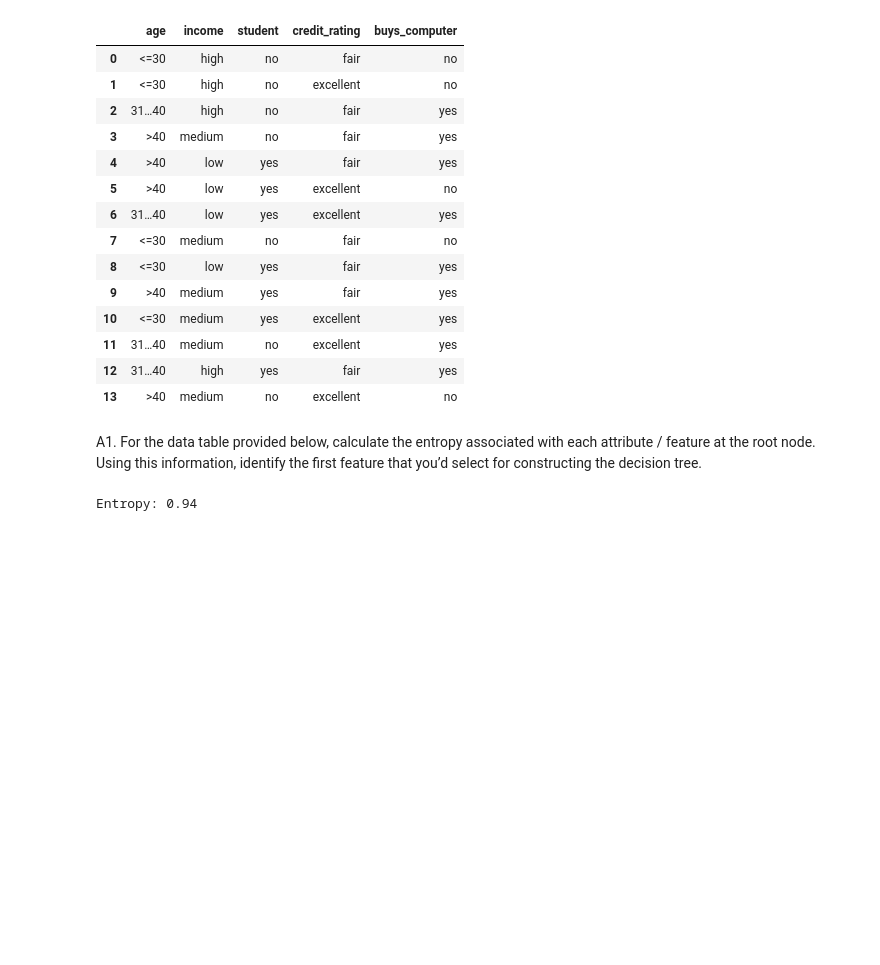
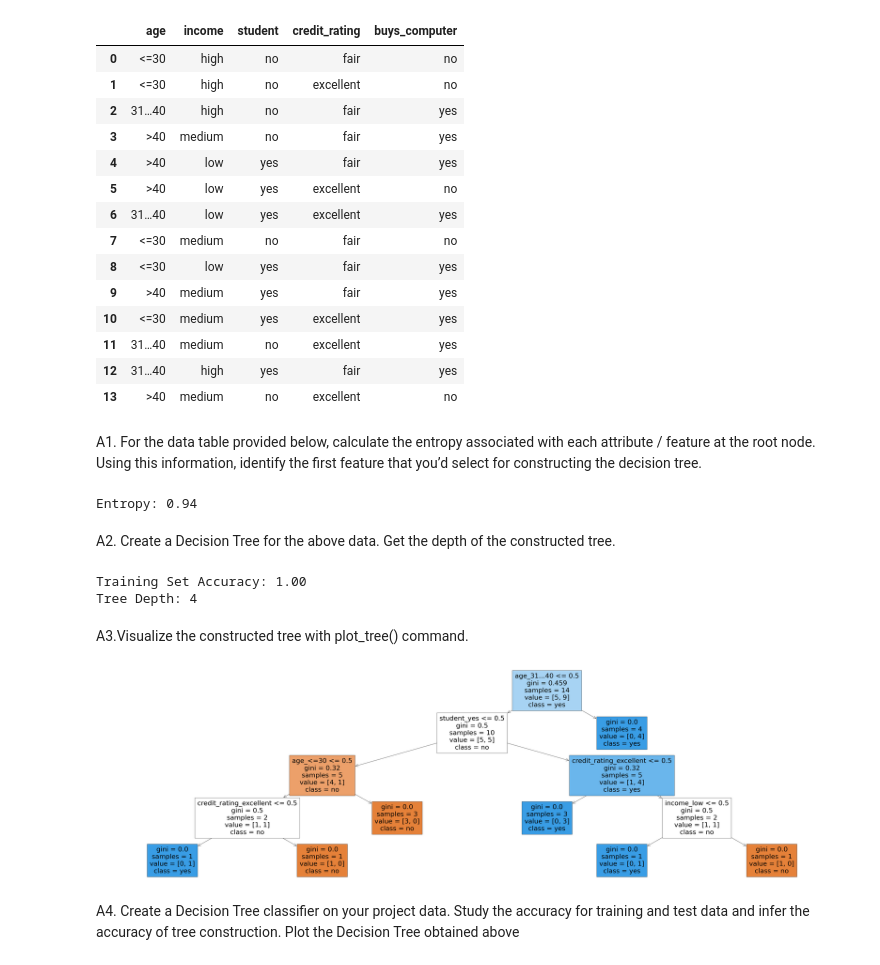
Before and after one commit to Ram465/ML, a Jupyter notebook: Lab4_ML.ipynb, the cells around one changed output. Drawn from its saved outputs; the diff is of its cells as text; code cells hidden in the pictures; blank space fills up the shorter version.

```diff
--- a/Lab4_ML.ipynb
+++ b/Lab4_ML.ipynb
@@ -52,3 +52,49 @@ entropy = -p_yes * math.log2(p_yes) - p_no * math.log2(p_no)
 print(f"Entropy: {entropy:.2f}")
 # %% [output]
 Entropy: 0.94
+# %% [markdown]
+A2. Create a Decision Tree for the above data. Get the depth of the constructed tree.
+# %%
+import pandas as pd
+from sklearn.tree import DecisionTreeClassifier
+
+
+
+# Perform one-hot encoding to convert categorical data into numerical
+data_encoded = pd.get_dummies(data.drop(columns=['buys_computer']))
+
+# Define your features (X) and target (y)
+X = data_encoded
+y = data['buys_computer']
+
+# Create a Decision Tree model
+model = DecisionTreeClassifier()
+
+# Fit the model to the data
+model.fit(X, y)
+
+# Calculate and print the training set accuracy
+train_accuracy = model.score(X, y)
+print(f"Training Set Accuracy: {train_accuracy:.2f}")
+
+# Get the depth of the constructed tree
+tree_depth = model.get_depth()
+print(f"Tree Depth: {tree_depth}")
+# %% [output]
+Training Set Accuracy: 1.00
+Tree Depth: 4
+# %% [markdown]
+A3.Visualize the constructed tree with plot_tree() command.
+# %%
+import matplotlib.pyplot as plt
+from sklearn.tree import plot_tree
+
+# Assuming 'model' is your Decision Tree classifier
+plt.figure(figsize=(70, 20))
+plot_tree(model, filled=True, feature_names=X.columns, class_names=model.classes_)
+plt.show()
+# %% [output]
+[figure, added]
+# %% [markdown]
+A4. Create a Decision Tree classifier on your project data. Study the accuracy for training and test
+data and infer the accuracy of tree construction. Plot the Decision Tree obtained above
```
Also changed, not shown: parts of 6 cells of this notebook.
